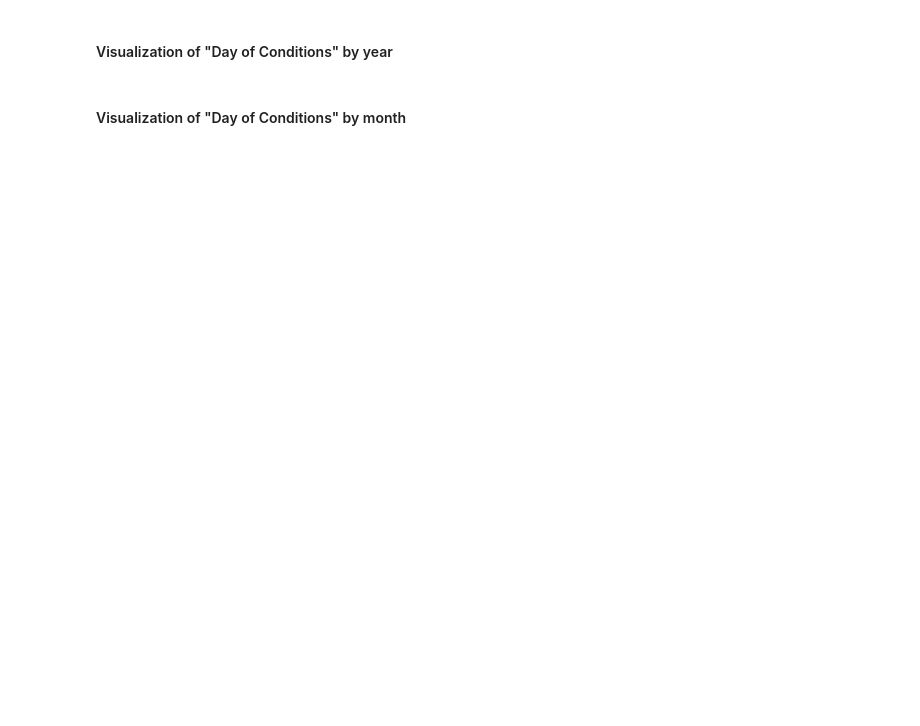
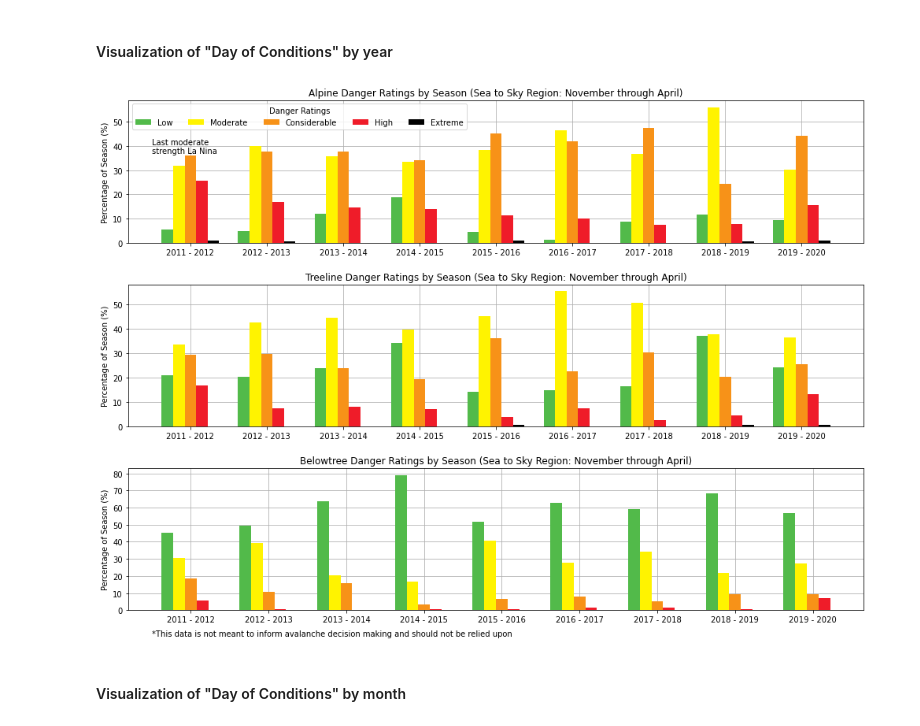
Before and after one commit to david-hurley/avalanche-canada-data-analysis, a Jupyter notebook: notebooks/2020_10_10_dh_clean_explore_data.ipynb, the cells around one changed output. Saved outputs shown, nothing was run; the diff lists cells and outputs as text; code cells hidden in the pictures; blank space fills up the shorter version.

```diff
--- a/notebooks/2020_10_10_dh_clean_explore_data.ipynb
+++ b/notebooks/2020_10_10_dh_clean_explore_data.ipynb
@@ -206,34 +169,38 @@ df_belowtree = pd.DataFrame(belowtree_conditions)
 fig, ax = plt.subplots(3,1,figsize=(14,10), facecolor="white")
 
 # define plot properties
 title_label = ['Alpine', 'Treeline', 'Belowtree']
 x = np.arange(len(alpine_conditions))
 width = 0.15
 
 # create bar charts
 for i, df in enumerate([df_alpine, df_treeline, df_belowtree]):
 
     rects1 = ax[i].bar(x - width*2, df[1], width, label='Low', zorder=3, color=colors[0])
     rects2 = ax[i].bar(x - width, df[2], width, label='Moderate', zorder=3, color=colors[1])
     rects3 = ax[i].bar(x, df[3], width, label='Considerable', zorder=3, color=colors[2])
     rects4 = ax[i].bar(x + width, df[4], width, label='High', zorder=3, color=colors[3])
 
     if 5 in df.columns:
         rects5 = ax[i].bar(x + width*2, df[5], width, label='Extreme', zorder=3, color=colors[4])
 
     ax[i].set_xticks(x)
     ax[i].set_xticklabels(year_labels)
-    ax[i].set_title('{} Danger Ratings by Season (Sea to Sky Region)'.format(title_label[i]))
+    ax[i].set_title('{} Danger Ratings by Season (Sea to Sky Region: November through April)'.format(title_label[i]))
     ax[i].set_ylabel('Percentage of Season (%)')
     ax[i].grid(zorder=0)
 
 # add legend and text
 ax[0].legend(title="Danger Ratings", loc='center left', bbox_to_anchor=(0, 0.64, 0.5, 0.5), ncol=5)
 ax[0].text(-0.5,37,'Last moderate \nstrength La Nina')
 
 fig.tight_layout(pad=2)
 
+ax[2].text(-0.5, -15, '*This data is not meant to inform avalanche decision making and should not be relied upon')
+
 plt.savefig('../figures/avalanche-danger-ratings-by-season-sea-to-sky-2011-2020.png')
+# %% [output]
+[figure, added]
 # %% [markdown]
 #### Visualization of "Day of Conditions" by month
 # %%
```
Also changed, not shown: parts of 11 cells of this notebook, 8 other files.
